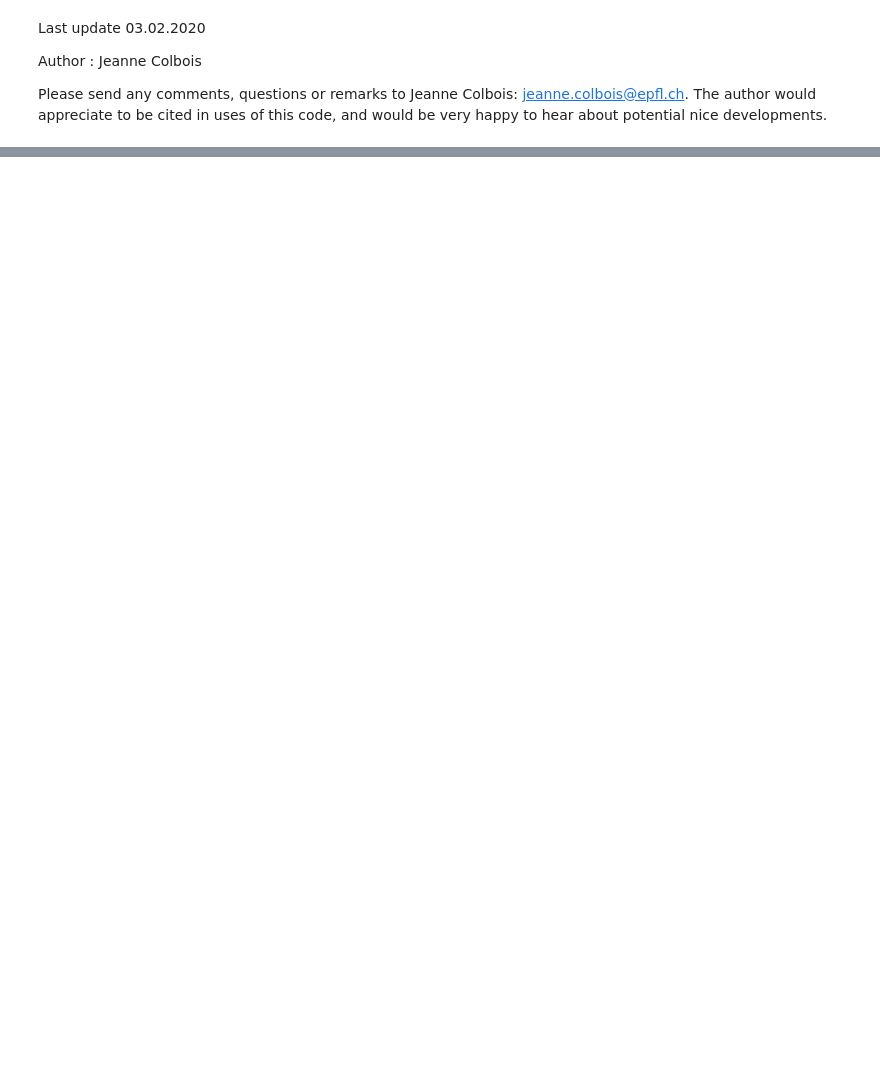
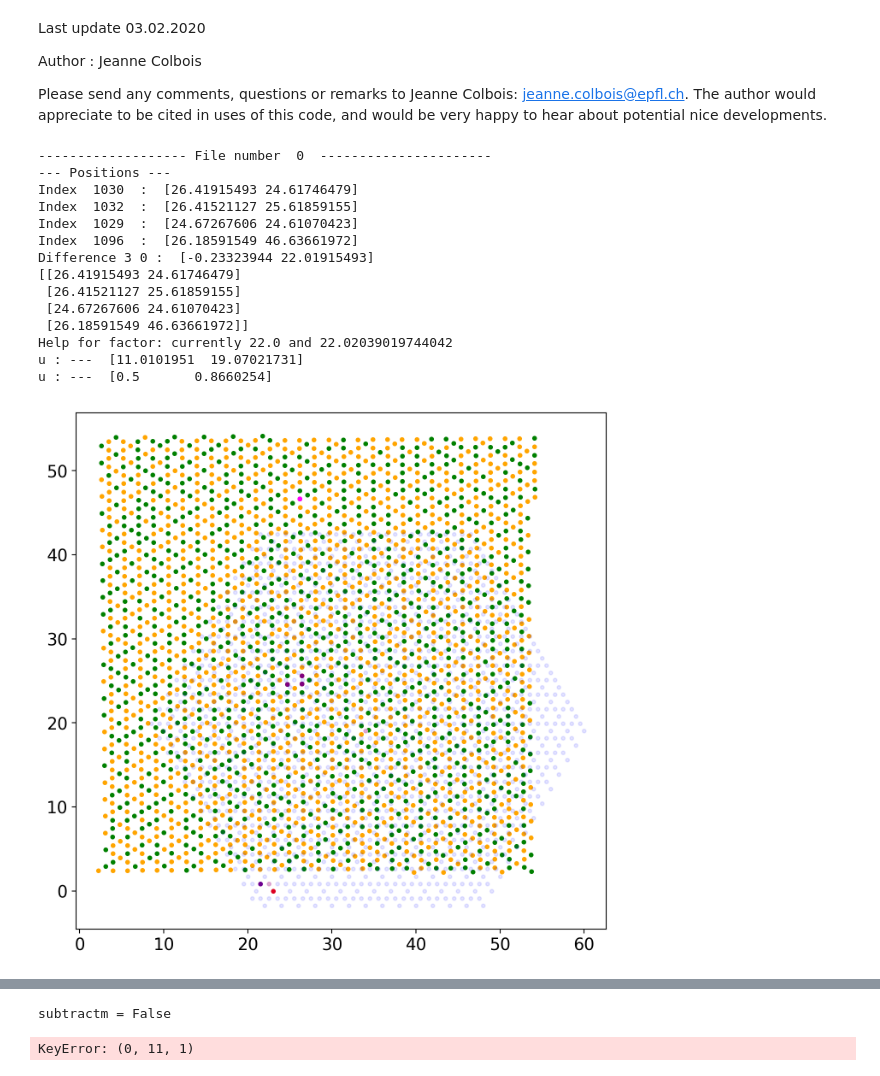
Before and after one commit to jeannecolbois/myopic-dual-worm, a Jupyter notebook: dualworm-kagome/AnalysisBasis_OBCCorrelations_SeveralFiles.ipynb, the cells around one changed output, grey strips where cells are left out. Cells and saved outputs as stored; diff of their text form; code cells hidden in the pictures; blank space fills up the shorter version.

```diff
--- a/dualworm-kagome/AnalysisBasis_OBCCorrelations_SeveralFiles.ipynb
+++ b/dualworm-kagome/AnalysisBasis_OBCCorrelations_SeveralFiles.ipynb
@@ -102,10 +102,10 @@ secondfilename = ['54-1_Demag7_1-BL_spin_config.txt',
 L = 12
 domap = True
 compute = True
-subtractm = True
+subtractm = False
 periodic = True
 testsquare = False
-centered = True
+centered = False
 SF = False
 LParam = (L-1, L-1, 0)
 # %%
@@ -210,29 +210,29 @@ factors = [176.9]
 refid = [1079,1081,1078,1145]#(L-1, L-1, 0)
 factorths = [0.99]
 
-#7 5 TL
-factors = [177.5]
-factorths = [0.99]
-refid = [1030,1032,1029,1096]#(L-1, L-1, 0)
+##7 5 TL
+#factors = [177.5]
+#factorths = [0.99]
+#refid = [1030,1032,1029,1096]#(L-1, L-1, 0)
+#
+##7 5 TR
+#factors = [177.7]
+#refid = [966,968,965,1032]#(L-1, L-1, 0)
+#factorths = [0.99]
 
-#7 5 TR
-factors = [177.7]
-refid = [966,968,965,1032]#(L-1, L-1, 0)
-factorths = [0.99]
-
-nnloclist = [(11,12), (11,12), (11,12), (11,12),
-             (11,12), (11,12), (41,42), (41,42),
-             (41,42), (41,42), (42,43), (42,43),
-             (42,43), (42,43), (41,42), (41,42),
-             (42,43), (41,42), (42,43), (42,43)]
-distconds = [(0.95, 1.05), (1.68, 1.78), (1.95, 2.05), (2.59, 2.69), (2.95, 3.05),
-             (3.41, 3.52), (3.54, 3.67), (3.95, 4.05)]
+#nnloclist = [(11,12), (11,12), (11,12), (11,12),
+#             (11,12), (11,12), (41,42), (41,42),
+#             (41,42), (41,42), (42,43), (42,43),
+#             (42,43), (42,43), (41,42), (41,42),
+#             (42,43), (41,42), (42,43), (42,43)]
+#distconds = [(0.95, 1.05), (1.68, 1.78), (1.95, 2.05), (2.59, 2.69), (2.95, 3.05),
+#             (3.41, 3.52), (3.54, 3.67), (3.95, 4.05)]
 imgfile = ""
 
-covlist = []
-varcovlist = []
-dlist = []
-vardlist = []
+#covlist = []
+#varcovlist = []
+#dlist = []
+#vardlist = []
 
 
 
@@ -251,33 +251,57 @@ for i in range(len(secondfilename)):
     print("--- Positions ---")
     print("Index ", refid[0], " : ", spos[refid[0]])
     print("Index ", refid[1], " : ", spos[refid[1]])
     print("Index ", refid[2], " : ", spos[refid[2]])
     print("Index ", refid[3], " : ", spos[refid[3]])
     print("Difference 3 0 : ", spos[refid[3]] - spos[refid[0]])
     difference = [spos[refid[l]] - spos[refid[0]] for l in range(4)]
 
     rot,tr,m1m2,ijl,ijl_sconfig = af.DrawClusterOnConfig(secondfoldername[i], L, refid ,spos, LParam = LParam,
                                              factor = factor, factorth = factorth, domap = domap, alpha = 0.5, color = "green")
 
     distances_s1s2 = af.KagomeLatticeHistogram(x,y, factor=factor)
 
     if compute:
         spos = np.column_stack((x,y)).T/factor
         spos = np.dot(rot, spos)
         spos[0,:] += tr[0]
         spos[1,:] += tr[1]
         spos = spos.T
 
         if testsquare:
             sconf = abs(sconf)
             secondfilename = ["test_square"]
 
         if SF:
             %lprun -f af.StrctFact [StrctFact, m] = af.StrctFact(ijl, ijl_sconfig, m1m2, sconf, L, periodic = periodic, subtractm = subtractm, centered = centered)
             np.save(secondfoldername[i] + secondfilename[i][0:-4] + "_strctfact_subm={0}".format(subtractm) + "PBC={0}".format(periodic), StrctFact)
         else:
-            %lprun -f af.Correlations [Correlations, m] =\
-            af.Correlations(ijl, ijl_sconfig, sconf, L, subtractm = subtractm)
+            [Correlations, m] =\
+            af.SampleCorrelations(ijl, ijl_sconfig, sconf, L, subtractm = subtractm)
             np.save(secondfoldername[i] +
                     secondfilename[i][0:-4] +
-                    "_correlations_subm={0}".format(subtractm) + "_Centered=false", Correlations)
+                    "_correlations_subm={0}".format(subtractm) + "_Centered={0}".format(centered), Correlations)
+            if centered:
+                np.save(secondfoldername[i] +
+                        secondfilename[i][0:-4] +
+                        "_ReferenceConfiguration", m)
+            else:
+                np.save(secondfoldername[i] +
+                        secondfilename[i][0:-4] +
+                        "_AVGm_subcluster", m)
+# %% [output]
+------------------- File number  0  ----------------------
+--- Positions ---
+Index  1030  :  [26.41915493 24.61746479]
+Index  1032  :  [26.41521127 25.61859155]
+Index  1029  :  [24.67267606 24.61070423]
+Index  1096  :  [26.18591549 46.63661972]
+Difference 3 0 :  [-0.23323944 22.01915493]
+[[26.41915493 24.61746479]
+ [26.41521127 25.61859155]
+ [24.67267606 24.61070423]
+ [26.18591549 46.63661972]]
+Help for factor: currently 22.0 and 22.02039019744042
+u : ---  [11.0101951  19.07021731]
+u : ---  [0.5       0.8660254]
+[figure, added]
@@ -284,3 +312,5 @@ for i in range(len(secondfilename)):
+subtractm = False
+KeyError: (0, 11, 1)
 # %%
 if SF:
     size = (172/L)**2
```
Also changed, not shown: parts of 3 cells of this notebook, 2 other files.
